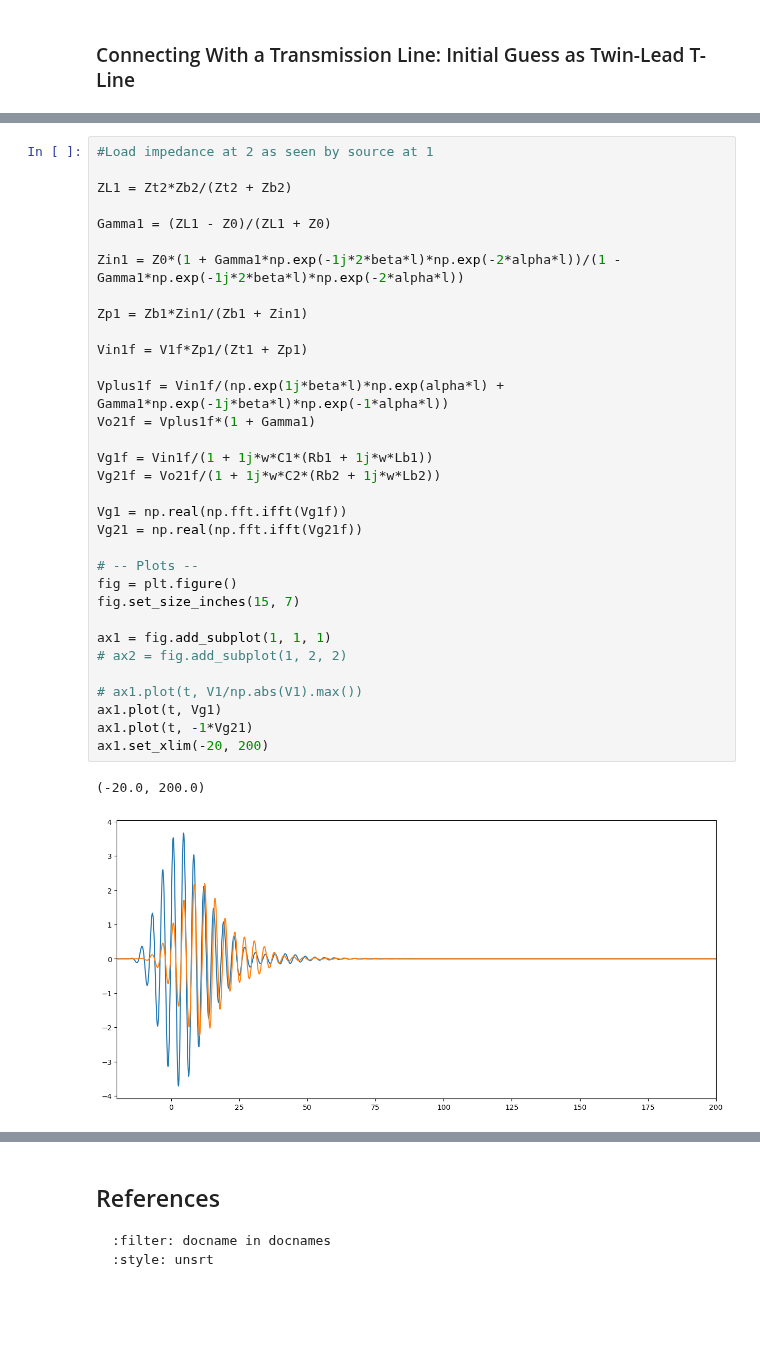
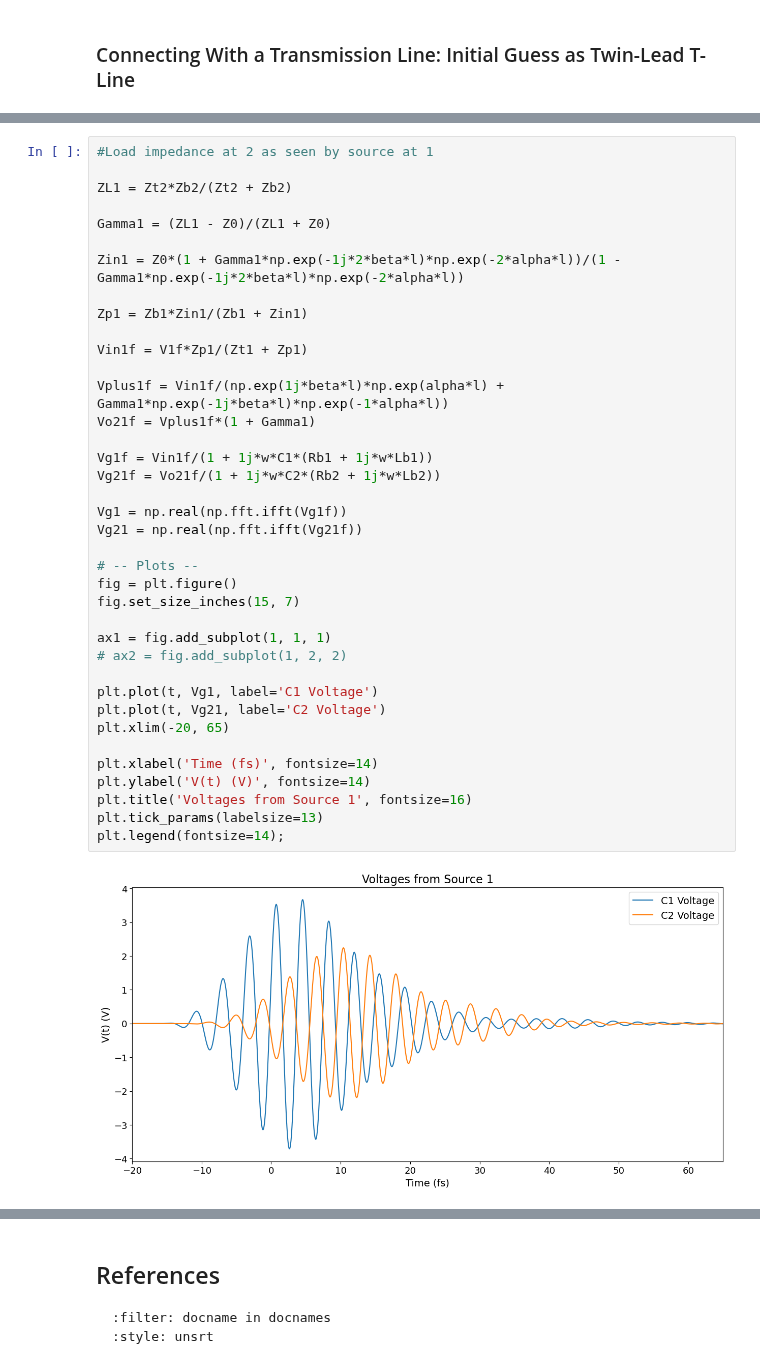
Before and after one commit to dkeathley/notes-to-self, a Jupyter notebook: _sources/NOTE-2022-11-27-coupled-oscillators/ipynb/note-resonances-in-coupled-nanoantennas.ipynb, the cells around one changed output, grey strips where cells are left out. Cells and saved outputs as stored; diff of their text form; blank space fills up the shorter version.

```diff
--- a/_sources/NOTE-2022-11-27-coupled-oscillators/ipynb/note-resonances-in-coupled-nanoantennas.ipynb
+++ b/_sources/NOTE-2022-11-27-coupled-oscillators/ipynb/note-resonances-in-coupled-nanoantennas.ipynb
@@ -254,39 +321,43 @@ Since the system is linear, we do this calculation twice.
 # %%
 #Load impedance at 2 as seen by source at 1
 
 ZL1 = Zt2*Zb2/(Zt2 + Zb2)
 
 Gamma1 = (ZL1 - Z0)/(ZL1 + Z0)
 
 Zin1 = Z0*(1 + Gamma1*np.exp(-1j*2*beta*l)*np.exp(-2*alpha*l))/(1 - Gamma1*np.exp(-1j*2*beta*l)*np.exp(-2*alpha*l))
 
 Zp1 = Zb1*Zin1/(Zb1 + Zin1)
 
 Vin1f = V1f*Zp1/(Zt1 + Zp1)
 
 Vplus1f = Vin1f/(np.exp(1j*beta*l)*np.exp(alpha*l) + Gamma1*np.exp(-1j*beta*l)*np.exp(-1*alpha*l))
 Vo21f = Vplus1f*(1 + Gamma1)
 
 Vg1f = Vin1f/(1 + 1j*w*C1*(Rb1 + 1j*w*Lb1))
 Vg21f = Vo21f/(1 + 1j*w*C2*(Rb2 + 1j*w*Lb2))
 
 Vg1 = np.real(np.fft.ifft(Vg1f))
 Vg21 = np.real(np.fft.ifft(Vg21f))
 
 # -- Plots --
 fig = plt.figure()
 fig.set_size_inches(15, 7)
 
 ax1 = fig.add_subplot(1, 1, 1)
 # ax2 = fig.add_subplot(1, 2, 2)
 
-# ax1.plot(t, V1/np.abs(V1).max())
-ax1.plot(t, Vg1)
-ax1.plot(t, -1*Vg21)
-ax1.set_xlim(-20, 200)
+plt.plot(t, Vg1, label='C1 Voltage')
+plt.plot(t, Vg21, label='C2 Voltage')
+plt.xlim(-20, 65)
+
+plt.xlabel('Time (fs)', fontsize=14)
+plt.ylabel('V(t) (V)', fontsize=14)
+plt.title('Voltages from Source 1', fontsize=16)
+plt.tick_params(labelsize=13)
+plt.legend(fontsize=14);
 # %% [output]
-(-20.0, 200.0)
-[figure, old version]
+[figure, new version]
 # %%
 #Load impedance at 2 as seen by source at 1
 
```
Also changed, not shown: parts of 13 cells of this notebook, 6 other files.
